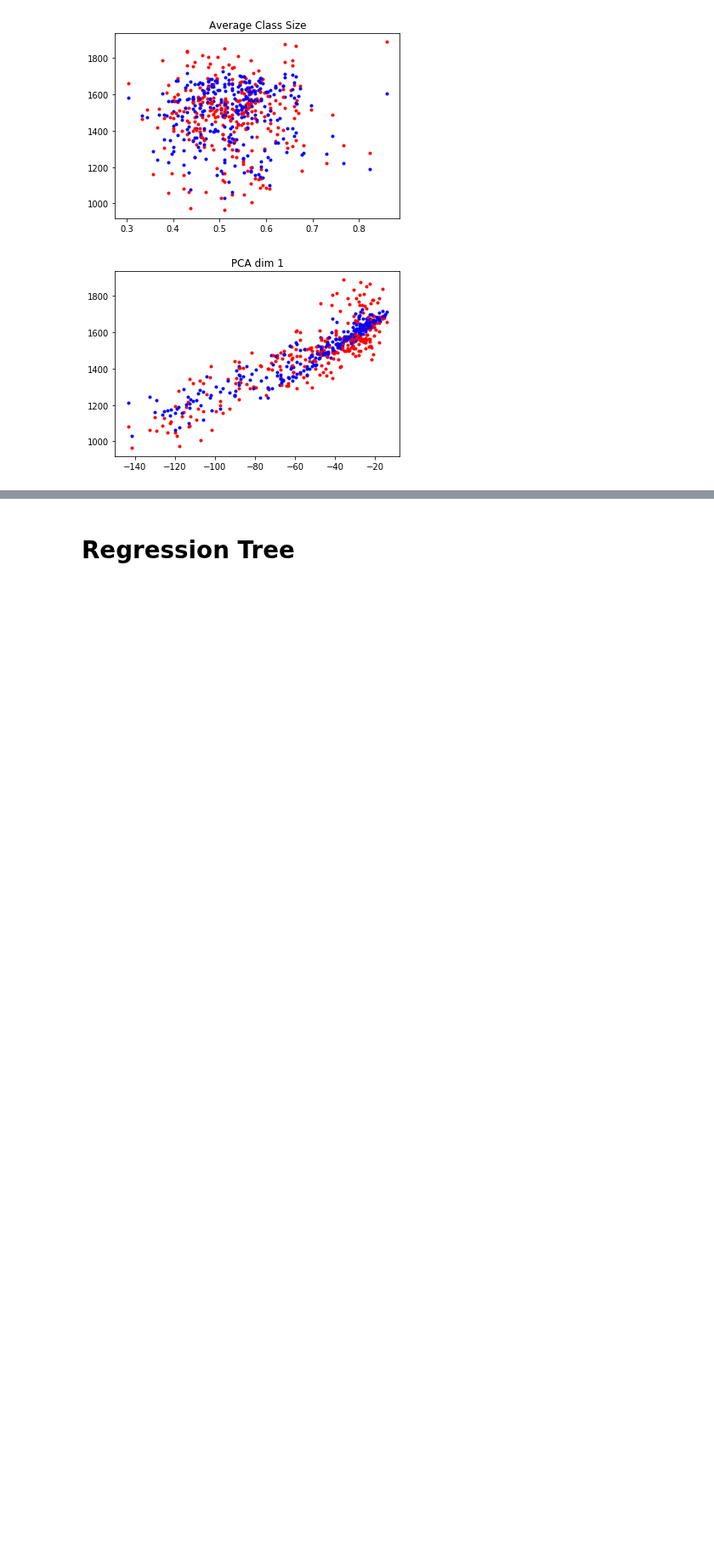
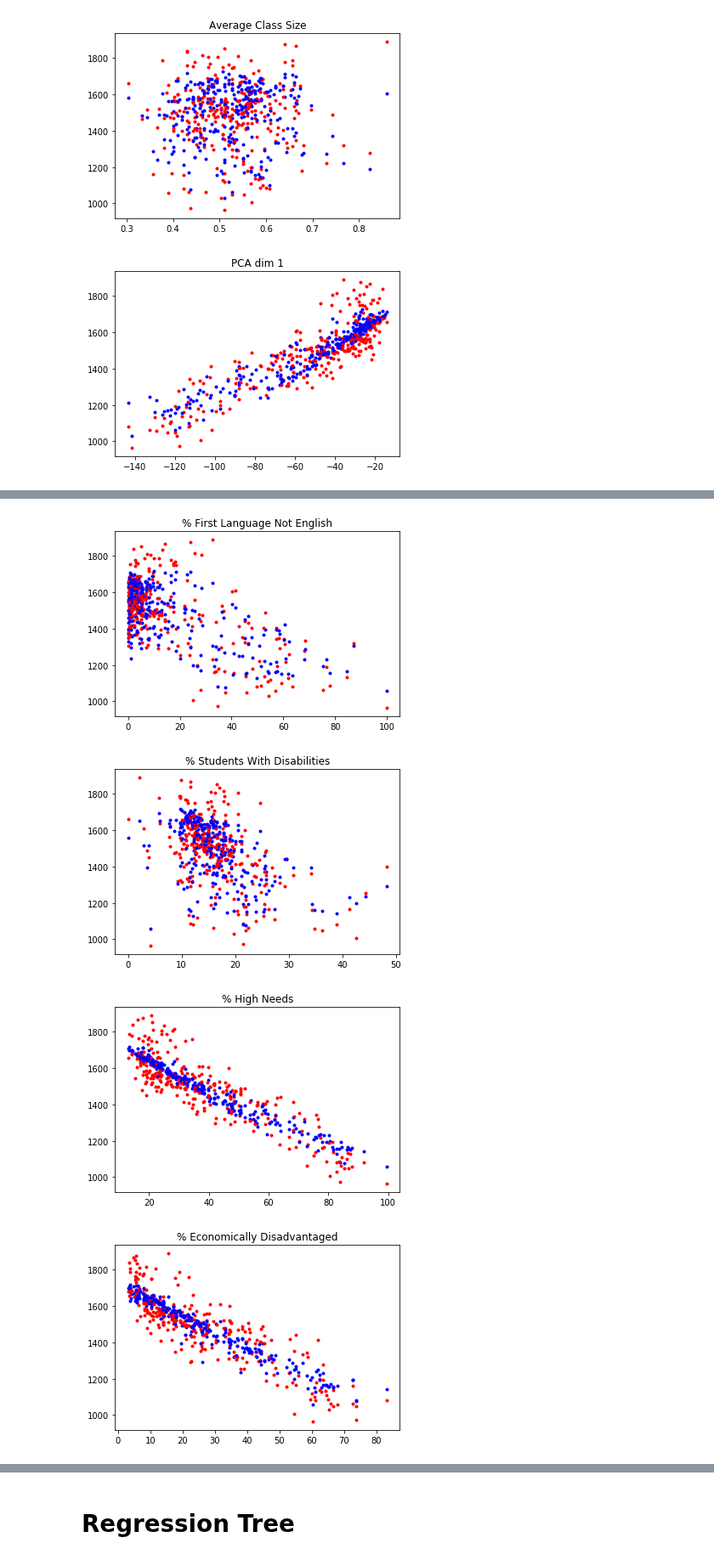
Before and after one commit to pgadani/ECE445-Final, a Jupyter notebook: BostonSchools/Boston Schools SAT Prediction.ipynb, the cells around one changed output, grey strips where cells are left out. Shown at 85% size. Saved outputs shown, nothing was run; the diff lists cells and outputs as text; code cells hidden in the pictures; blank space fills up the shorter version.

```diff
--- a/BostonSchools/Boston Schools SAT Prediction.ipynb
+++ b/BostonSchools/Boston Schools SAT Prediction.ipynb
@@ -128,0 +138,14 @@ plot_results(X, y, y_pred, labels)
+# %%
+alphas = [1, 2, 3, 4, 5, 6, 7, 8, 9, 10]
+ratios = np.linspace(0, 1, 11)
+param_permutations = list(itertools.product(alphas, ratios))
+errors = []
+for a, r in param_permutations:
+    err, y_pred = cross_val(X, y, en_pred, alpha=a, l1_ratio=r)
+    print('Elastic net regression error is', err, 'for alpha =', a, 'and l1_ratio =', r)
+    errors.append(err)
+min_ind = np.argmin(errors)
+alpha, ratio = param_permutations[min_ind]
+err, y_pred = cross_val(X, y, en_pred, alpha=alpha, l1_ratio=ratio)
+print('Optimal parameters: alpha =', alpha, ' l1_ratio =', ratio)
+print('Error is', err)
@@ -128,0 +221,7 @@ plot_results(X, y, y_pred, labels)
+# %%
+plot_results(X, y, y_pred, labels)
+# %% [output]
+[figure, added]
+[figure, added]
+[figure, added]
+[figure, added]
```
Also changed, not shown: parts of 7 cells of this notebook.
